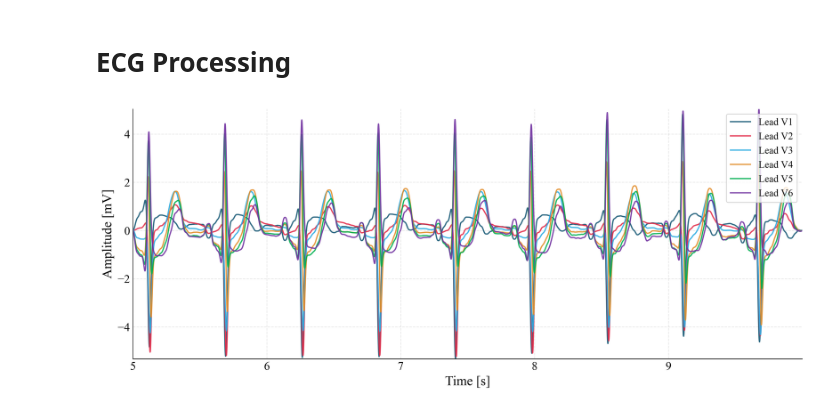
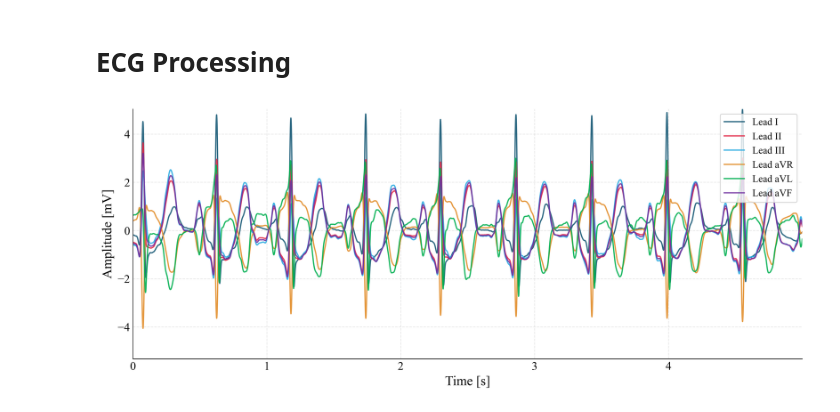
Before and after one commit to francescolatino67/ecg_challenge, a Jupyter notebook: Notebooks/ecg_processing.ipynb, the cells around one changed output. Saved outputs shown, nothing was run; the diff lists cells and outputs as text; code cells hidden in the pictures.

```diff
--- a/Notebooks/ecg_processing.ipynb
+++ b/Notebooks/ecg_processing.ipynb
@@ -575,32 +575,32 @@ def plot_multi_lead_overlay(patient_id, signals, tabular_data, leads_to_plot, fs
     ax.set_ylabel("Amplitude [mV]", fontsize=16)
     ax.set_xlim(t[0],t[-1])
 
     # Spines
     ax.spines['top'].set_visible(False)
     ax.spines['right'].set_visible(False)
     ax.spines['bottom'].set_visible(True)
     ax.spines['left'].set_visible(True)
     ax.spines['left'].set_color('#333333')
 
     ax.tick_params(axis='both', labelsize=14, length=0)
     ax.grid(True, which='both', linestyle='--', alpha=0.3)
     ax.legend(fontsize=12, loc='upper right')
 
     ax.set_ylim(np.min(sig), np.max(sig))  # Set y-limits based on selected leads
 
     plt.tight_layout()
     plt.show()
 
 # --- Example Usage ---
 
 # Compare Lead I (Limb) and Lead V5 (Precordial)
 # Note: set use_global_time=False to overlay them directly on top of each other (0-5s)
 plot_multi_lead_overlay(
     patient_id=4,
     signals=signals_clean,
     tabular_data=tabular_data_Batch_01,
-    leads_to_plot=['V1', 'V2', 'V3', 'V4', 'V5', 'V6'],
+    leads_to_plot=['I', 'II', 'III', 'aVR', 'aVL', 'aVF'],#'V1', 'V2', 'V3', 'V4', 'V5', 'V6'],
     use_global_time=False
 )
 # %% [output]
-[figure, old version]
+[figure, new version]
```
Also changed, not shown: 10 other files.
